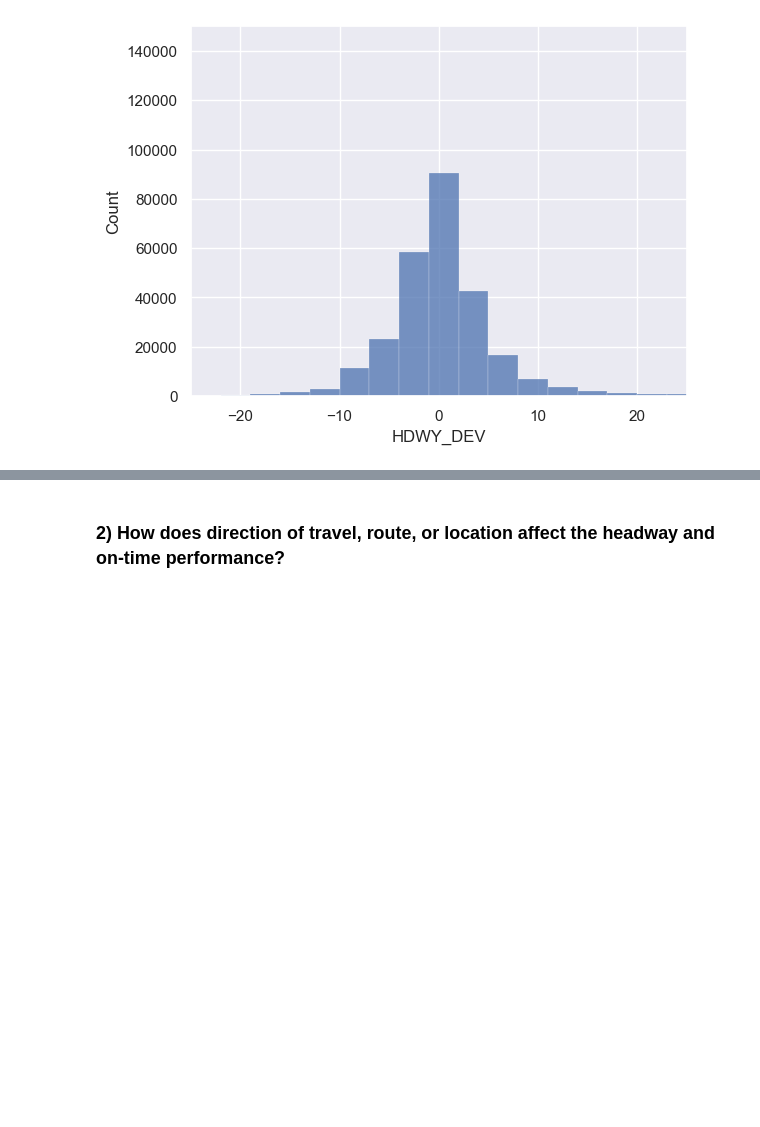
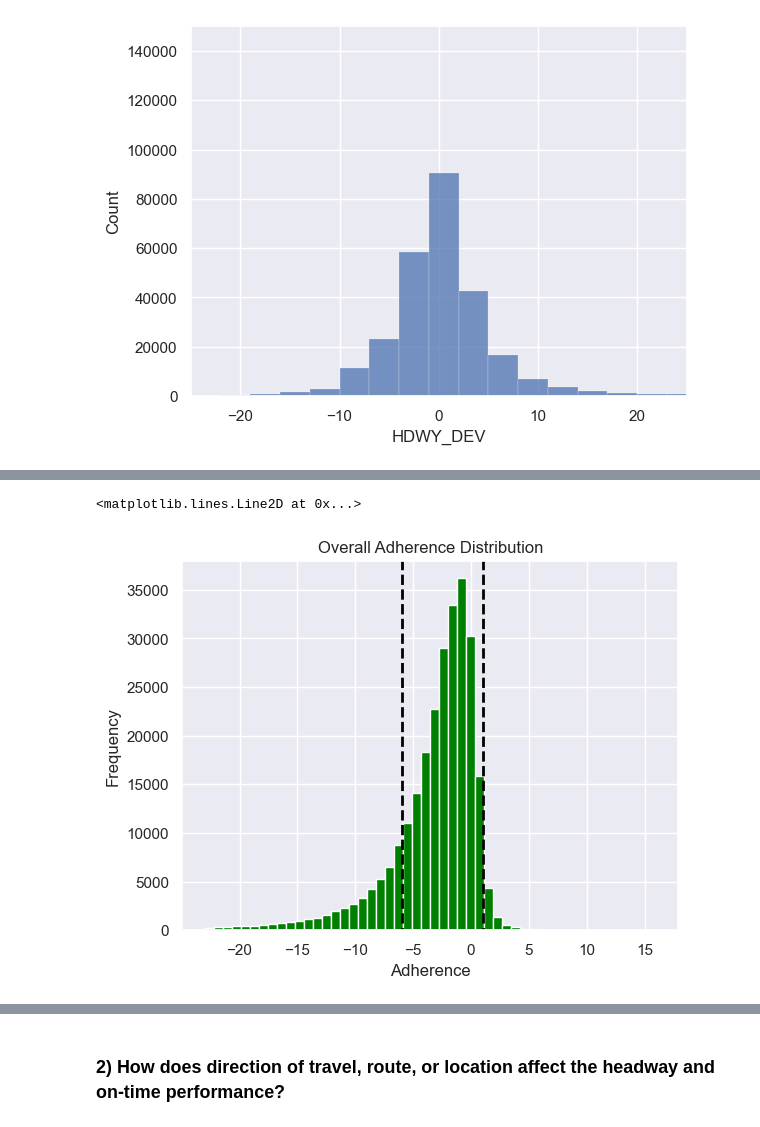
Before and after one commit to NSS-Data-Analytics-Cohort-11/wego-new-california-republic, a Jupyter notebook: notebooks/WeGo Data Introduction.ipynb, the cells around one changed output, grey strips where cells are left out. Saved outputs shown, nothing was run; the diff lists cells and outputs as text; code cells hidden in the pictures; blank space fills up the shorter version.

```diff
--- a/notebooks/WeGo Data Introduction.ipynb
+++ b/notebooks/WeGo Data Introduction.ipynb
@@ -371,0 +367,21 @@ wego.head()
+# %%
+# Calculating Adherence mean and standard deviation
+adh_mean = wego['ADHERENCE'].mean()
+adh_std = np.std(wego['ADHERENCE'])
+# %%
+adh_mean_std = (
+    wego[wego['ADHERENCE'].between(adh_mean - adh_std*3,
+                                   adh_mean + adh_std*3,
+                                   inclusive='both')]
+    ['ADHERENCE']
+    .plot(kind='hist',
+          bins=50, color= 'green')
+)
+adh_mean_std.set(
+    title='Overall Adherence Distribution',
+    xlabel='Adherence'    )
+plt.axvline(linewidth=2, linestyle='--', color='black', x=1, ymin=35000, ymax=0)
+plt.axvline(linewidth=2, linestyle='--', color='black', x=-6, ymin=35000, ymax=0)
+# %% [output]
+<matplotlib.lines.Line2D at 0x...>
+[figure, added]
```
Also changed, not shown: parts of 52 cells of this notebook, 2 other files.
